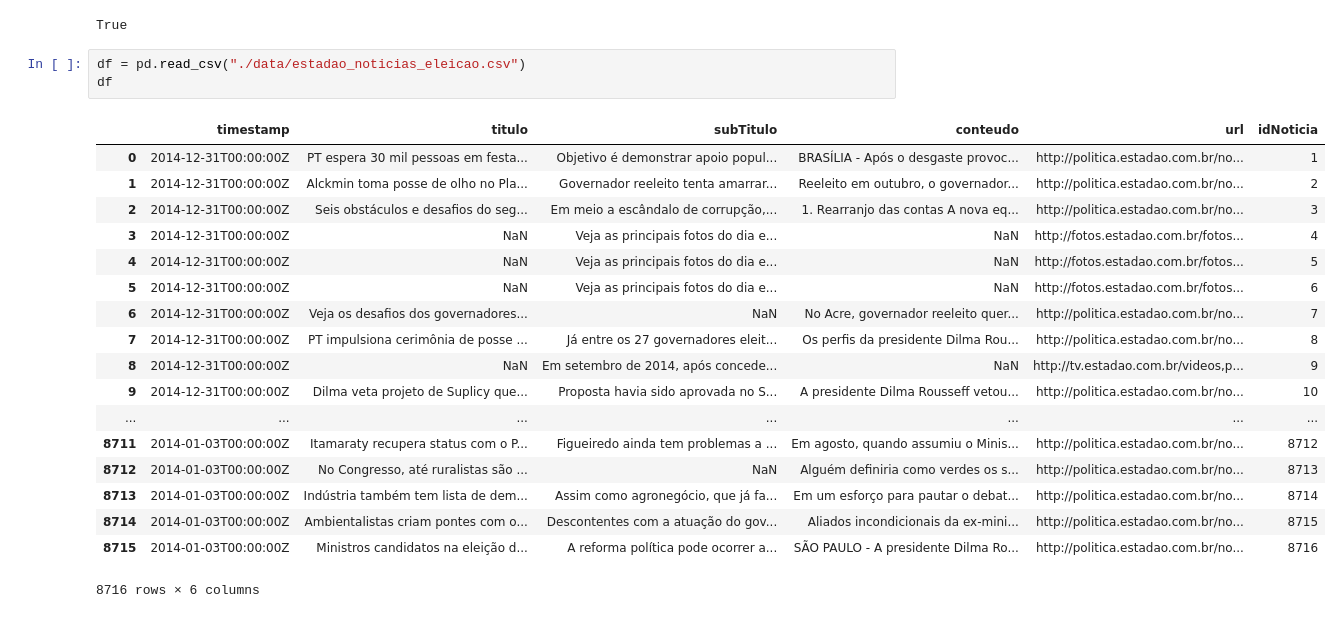
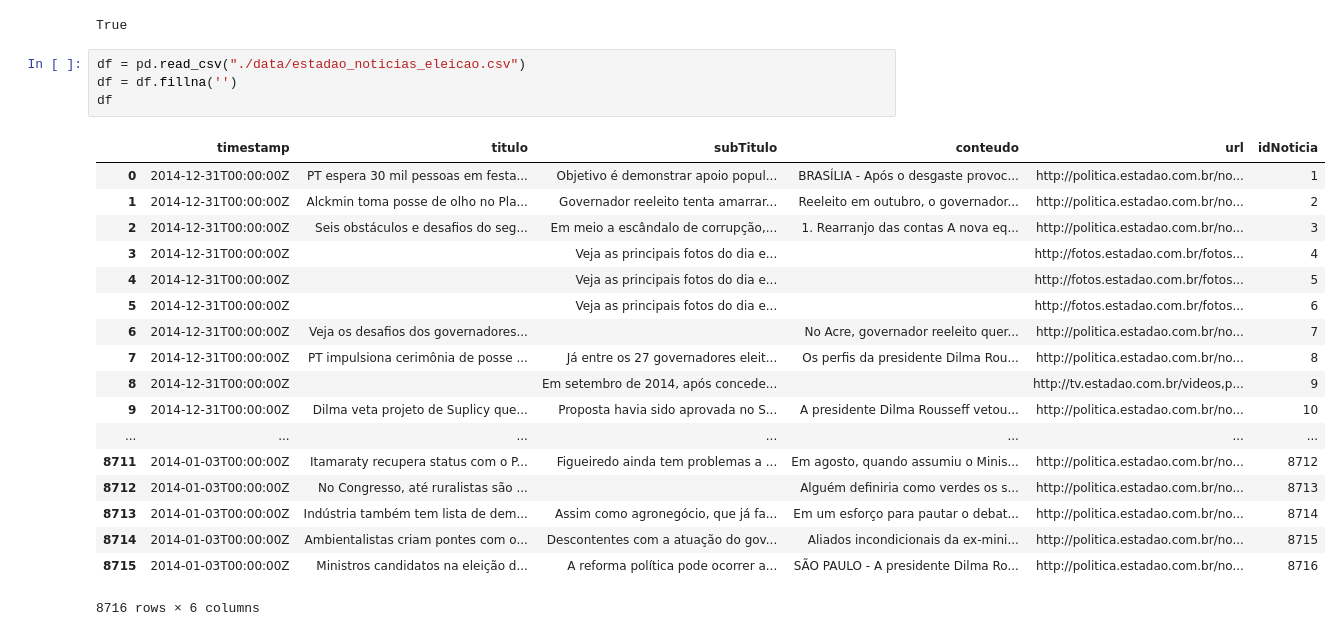
Before and after one commit to manoelf/RI, a Jupyter notebook: lab01/lab_01_2_dot_0.ipynb, the cells around one changed output. Saved outputs shown, nothing was run; the diff lists cells and outputs as text.

```diff
--- a/lab01/lab_01_2_dot_0.ipynb
+++ b/lab01/lab_01_2_dot_0.ipynb
@@ -12,22 +12,23 @@ nltk.download('punkt')
 True
 # %%
 df = pd.read_csv("./data/estadao_noticias_eleicao.csv")
+df = df.fillna('')
 df
 # %% [output]
 |  | timestamp | titulo | subTitulo | conteudo | url | idNoticia |
 | 0 | 2014-12-31T00:00:00Z | PT espera 30 mil pessoas em festa... | Objetivo é demonstrar apoio popul... | BRASÍLIA - Após o desgaste provoc... | http://politica.estadao.com.br/no... | 1 |
 | 1 | 2014-12-31T00:00:00Z | Alckmin toma posse de olho no Pla... | Governador reeleito tenta amarrar... | Reeleito em outubro, o governador... | http://politica.estadao.com.br/no... | 2 |
 | 2 | 2014-12-31T00:00:00Z | Seis obstáculos e desafios do seg... | Em meio a escândalo de corrupção,... | 1. Rearranjo das contas A nova eq... | http://politica.estadao.com.br/no... | 3 |
-| 3 | 2014-12-31T00:00:00Z | NaN | Veja as principais fotos do dia e... | NaN | http://fotos.estadao.com.br/fotos... | 4 |
-| 4 | 2014-12-31T00:00:00Z | NaN | Veja as principais fotos do dia e... | NaN | http://fotos.estadao.com.br/fotos... | 5 |
-| 5 | 2014-12-31T00:00:00Z | NaN | Veja as principais fotos do dia e... | NaN | http://fotos.estadao.com.br/fotos... | 6 |
-| 6 | 2014-12-31T00:00:00Z | Veja os desafios dos governadores... | NaN | No Acre, governador reeleito quer... | http://politica.estadao.com.br/no... | 7 |
+| 3 | 2014-12-31T00:00:00Z |  | Veja as principais fotos do dia e... |  | http://fotos.estadao.com.br/fotos... | 4 |
+| 4 | 2014-12-31T00:00:00Z |  | Veja as principais fotos do dia e... |  | http://fotos.estadao.com.br/fotos... | 5 |
+| 5 | 2014-12-31T00:00:00Z |  | Veja as principais fotos do dia e... |  | http://fotos.estadao.com.br/fotos... | 6 |
+| 6 | 2014-12-31T00:00:00Z | Veja os desafios dos governadores... |  | No Acre, governador reeleito quer... | http://politica.estadao.com.br/no... | 7 |
 | 7 | 2014-12-31T00:00:00Z | PT impulsiona cerimônia de posse ... | Já entre os 27 governadores eleit... | Os perfis da presidente Dilma Rou... | http://politica.estadao.com.br/no... | 8 |
-| 8 | 2014-12-31T00:00:00Z | NaN | Em setembro de 2014, após concede... | NaN | http://tv.estadao.com.br/videos,p... | 9 |
+| 8 | 2014-12-31T00:00:00Z |  | Em setembro de 2014, após concede... |  | http://tv.estadao.com.br/videos,p... | 9 |
 | 9 | 2014-12-31T00:00:00Z | Dilma veta projeto de Suplicy que... | Proposta havia sido aprovada no S... | A presidente Dilma Rousseff vetou... | http://politica.estadao.com.br/no... | 10 |
 | ... | ... | ... | ... | ... | ... | ... |
 | 8711 | 2014-01-03T00:00:00Z | Itamaraty recupera status com o P... | Figueiredo ainda tem problemas a ... | Em agosto, quando assumiu o Minis... | http://politica.estadao.com.br/no... | 8712 |
-| 8712 | 2014-01-03T00:00:00Z | No Congresso, até ruralistas são ... | NaN | Alguém definiria como verdes os s... | http://politica.estadao.com.br/no... | 8713 |
+| 8712 | 2014-01-03T00:00:00Z | No Congresso, até ruralistas são ... |  | Alguém definiria como verdes os s... | http://politica.estadao.com.br/no... | 8713 |
 | 8713 | 2014-01-03T00:00:00Z | Indústria também tem lista de dem... | Assim como agronegócio, que já fa... | Em um esforço para pautar o debat... | http://politica.estadao.com.br/no... | 8714 |
 | 8714 | 2014-01-03T00:00:00Z | Ambientalistas criam pontes com o... | Descontentes com a atuação do gov... | Aliados incondicionais da ex-mini... | http://politica.estadao.com.br/no... | 8715 |
 | 8715 | 2014-01-03T00:00:00Z | Ministros candidatos na eleição d... | A reforma política pode ocorrer a... | SÃO PAULO - A presidente Dilma Ro... | http://politica.estadao.com.br/no... | 8716 |
```
Also changed, not shown: parts of 4 cells of this notebook.
